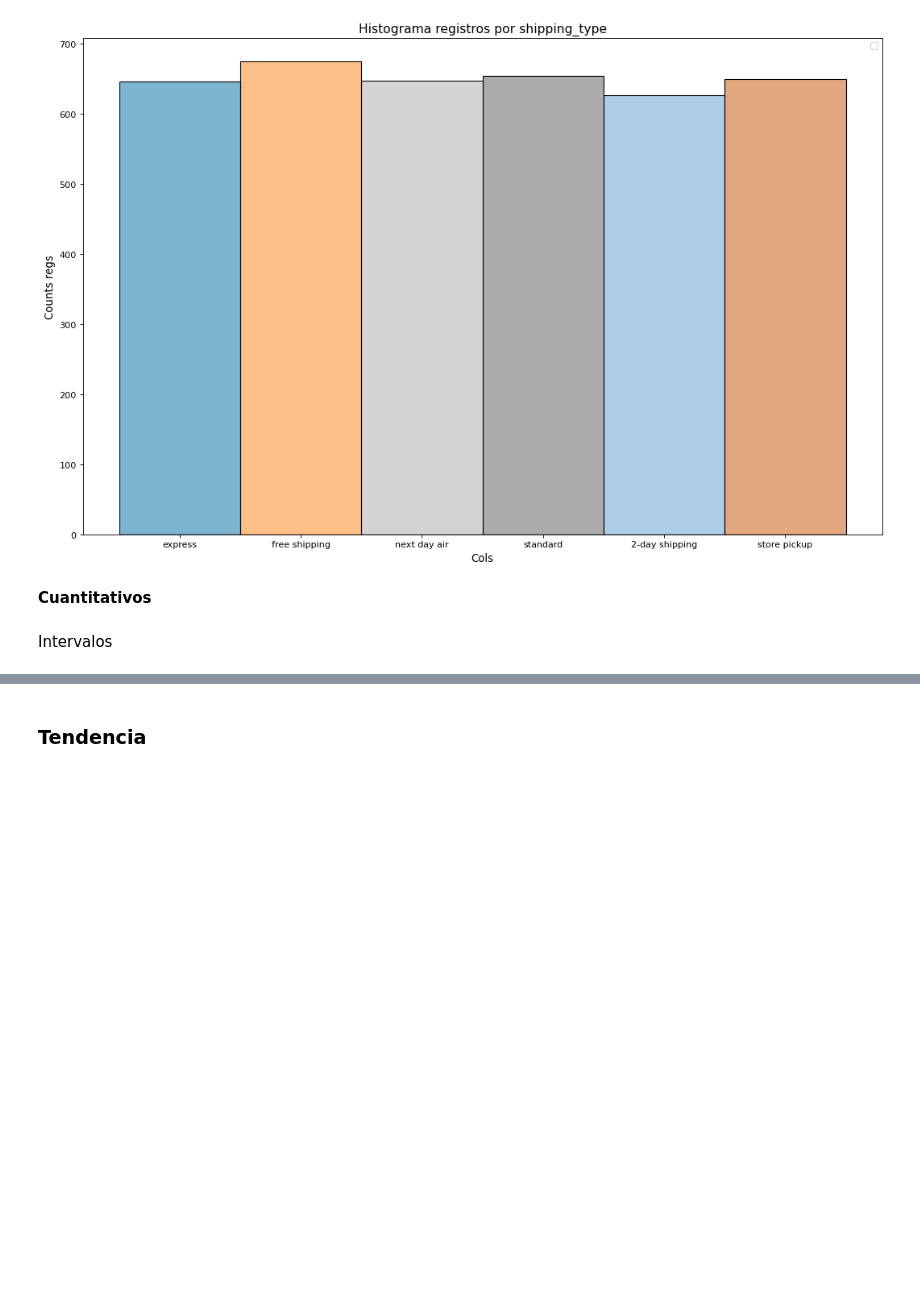
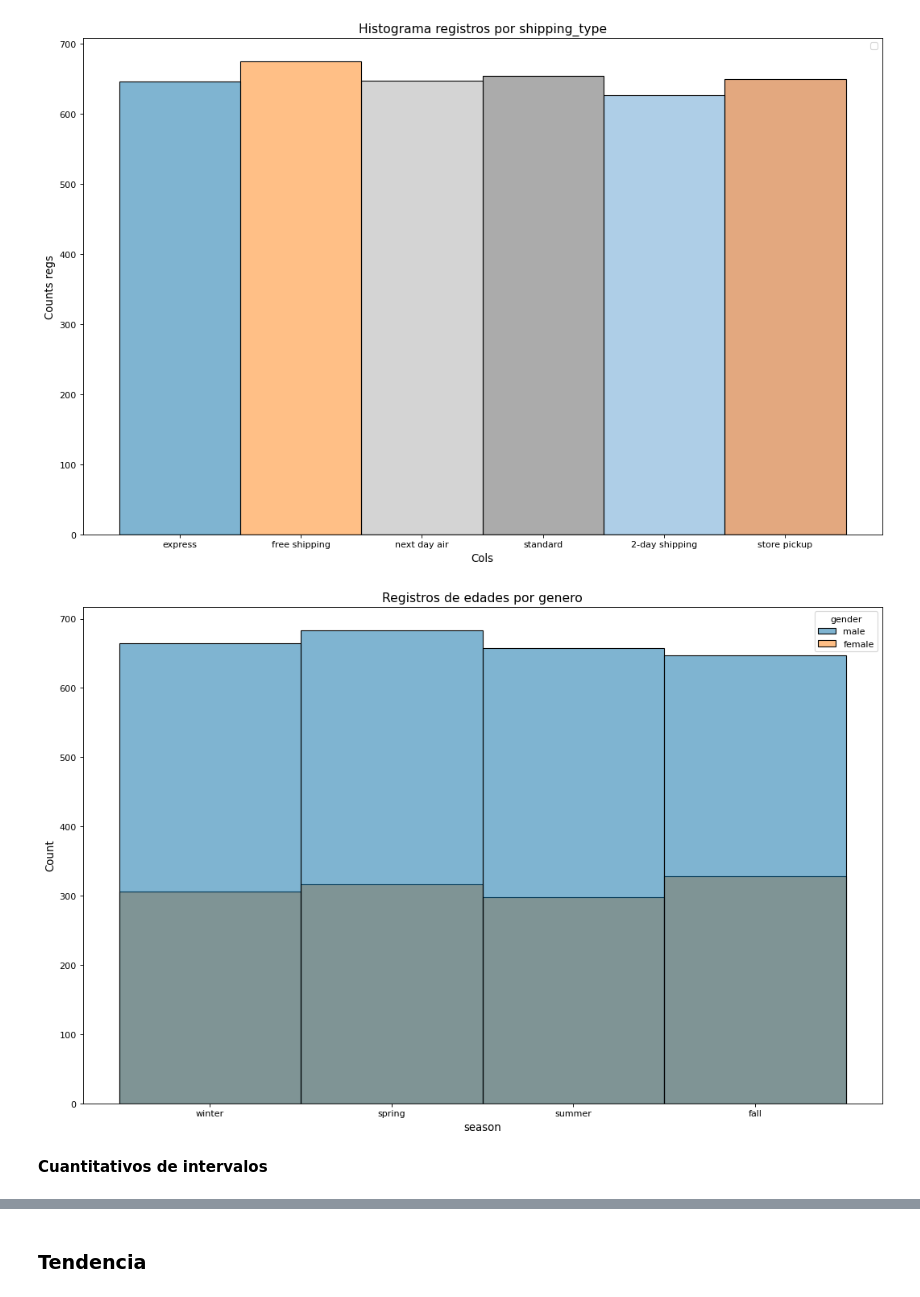
Before and after one commit to ianCristianAriel/2024-eeuu-comportamiento-consumidor, a Jupyter notebook: notebooks/3_eda.ipynb, the cells around one changed output, grey strips where cells are left out. Drawn from its saved outputs; the diff is of its cells as text; code cells hidden in the pictures; blank space fills up the shorter version.

```diff
--- a/notebooks/3_eda.ipynb
+++ b/notebooks/3_eda.ipynb
@@ -110,10 +110,14 @@ for col in columns_with_high_correlation_not_encoded_histplot:
 [figure]
 [figure]
 [figure]
+# %%
+sns.histplot(data=df_procesado, x='season', hue='gender')
+plt.title('Registros de edades por genero')
+plt.show()
+# %% [output]
+[figure, added]
 # %% [markdown]
-**Cuantitativos**
+**Cuantitativos de intervalos**
-# %% [markdown]
-Intervalos
 # %%
 columns_with_high_correlation_encoded_lineplot = ['vital_stages_encoded', 'season_encoded']
 # %%
```
Also changed, not shown: parts of 27 cells of this notebook, 1 other file.
